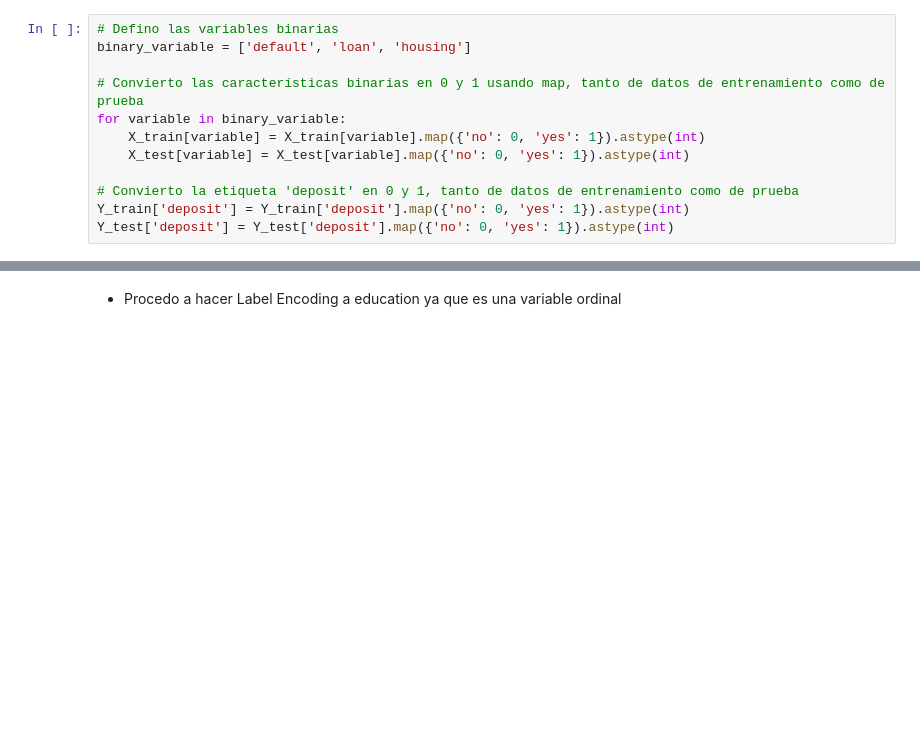
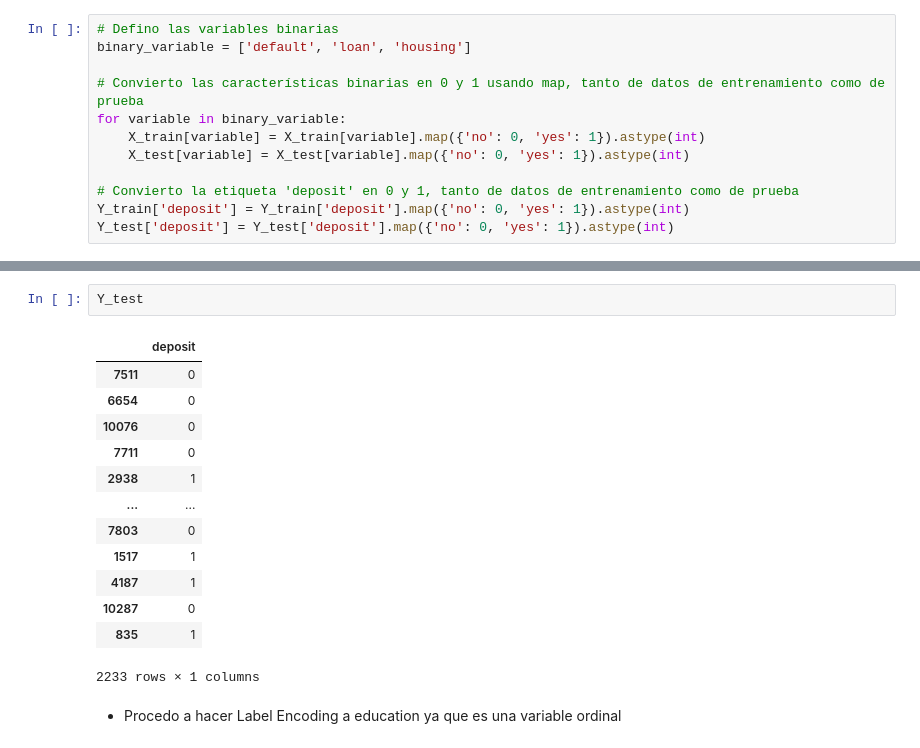
Before and after one commit to JaviDoria/Upskilling-Machine-Learning, a Jupyter notebook: Sprint 8.2.ipynb, the cells around one changed output, grey strips where cells are left out. Saved outputs shown, nothing was run; the diff lists cells and outputs as text; blank space fills up the shorter version.

```diff
--- a/Sprint 8.2.ipynb
+++ b/Sprint 8.2.ipynb
@@ -314,3 +335,19 @@ Y_test['deposit'] = Y_test['deposit'].map({'no': 0, 'yes': 1}).astype(int)
+# %%
+Y_test
+# %% [output]
+|  | deposit |
+| 7511 | 0 |
+| 6654 | 0 |
+| 10076 | 0 |
+| 7711 | 0 |
+| 2938 | 1 |
+| ... | ... |
+| 7803 | 0 |
+| 1517 | 1 |
+| 4187 | 1 |
+| 10287 | 0 |
+| 835 | 1 |
+2233 rows × 1 columns
 # %% [markdown]
 * Procedo a hacer Label Encoding a education ya que es una variable ordinal
 # %%
```
Also changed, not shown: parts of 41 cells of this notebook.
